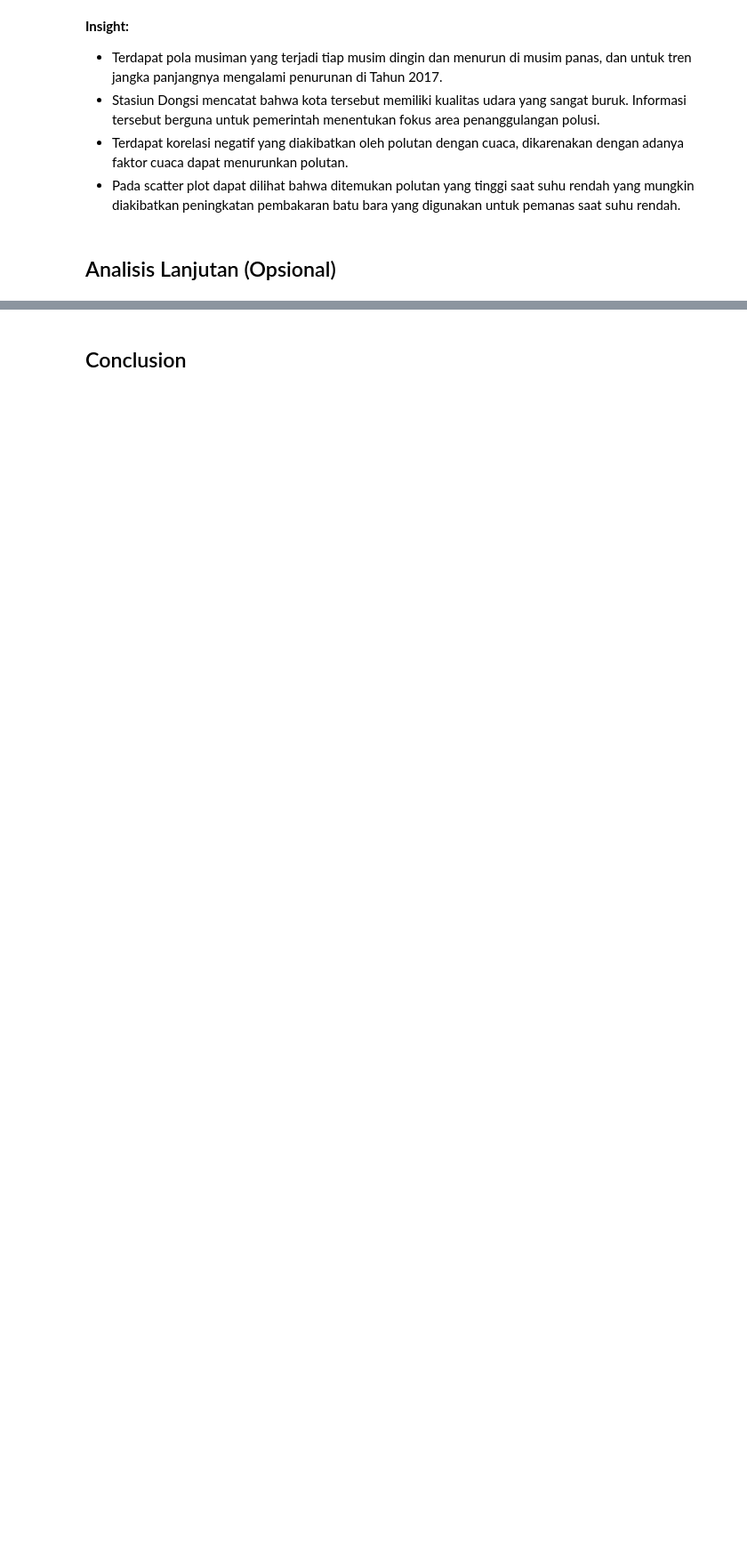
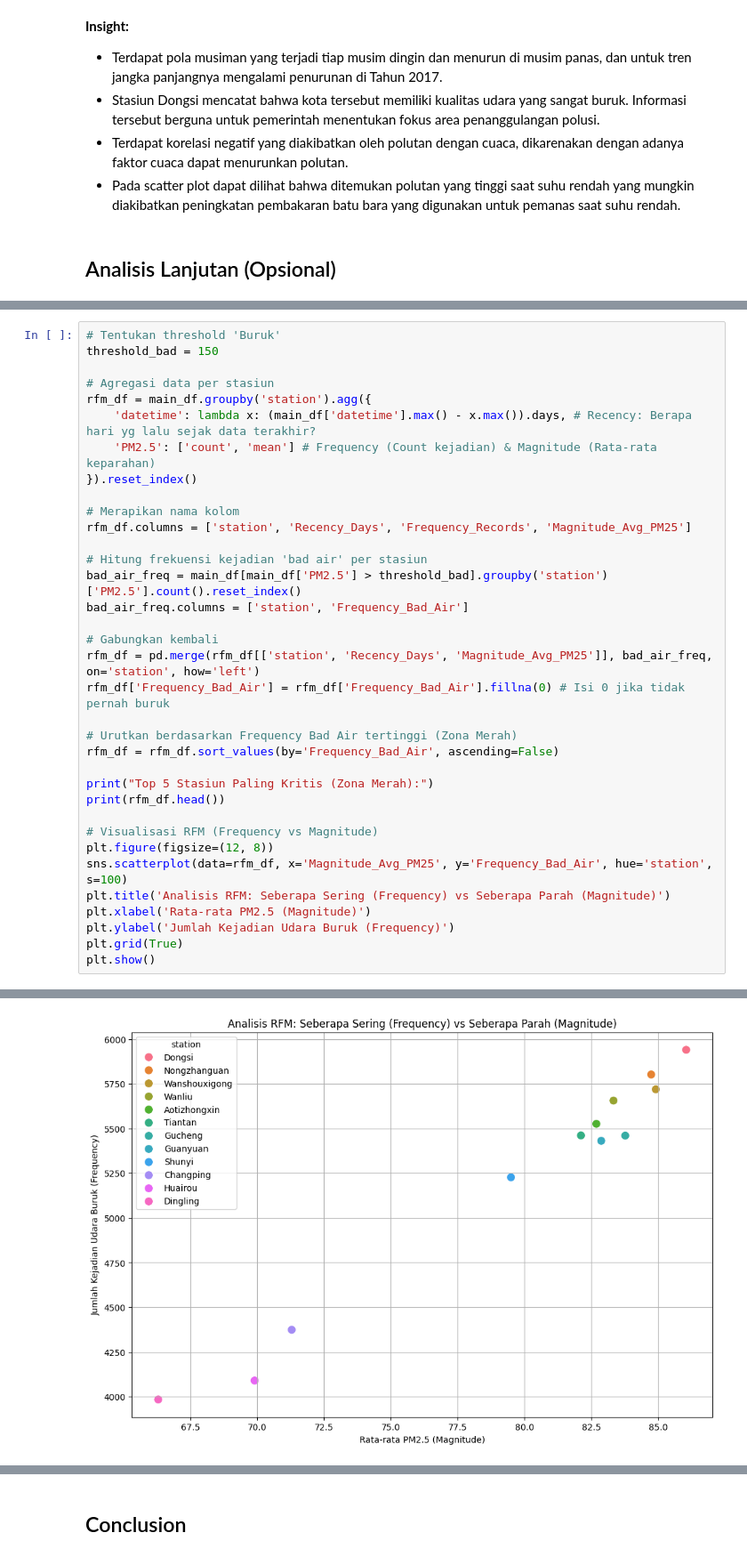
Before and after one commit to Redityaa/Proyek-Analisis-Data, a Jupyter notebook: notebook.ipynb, the cells around one changed output, grey strips where cells are left out. Shown at 89% size. Drawn from its saved outputs; the diff is of its cells as text; blank space fills up the shorter version.

```diff
--- a/notebook.ipynb
+++ b/notebook.ipynb
@@ -265,0 +313,36 @@ plt.show()
+# %%
+# Tentukan threshold 'Buruk'
+threshold_bad = 150
+
+# Agregasi data per stasiun
+rfm_df = main_df.groupby('station').agg({
+    'datetime': lambda x: (main_df['datetime'].max() - x.max()).days, # Recency: Berapa hari yg lalu sejak data terakhir?
+    'PM2.5': ['count', 'mean'] # Frequency (Count kejadian) & Magnitude (Rata-rata keparahan)
+}).reset_index()
+
+# Merapikan nama kolom
+rfm_df.columns = ['station', 'Recency_Days', 'Frequency_Records', 'Magnitude_Avg_PM25']
+
+# Hitung frekuensi kejadian 'bad air' per stasiun
+bad_air_freq = main_df[main_df['PM2.5'] > threshold_bad].groupby('station')['PM2.5'].count().reset_index()
+bad_air_freq.columns = ['station', 'Frequency_Bad_Air']
+
+# Gabungkan kembali
+rfm_df = pd.merge(rfm_df[['station', 'Recency_Days', 'Magnitude_Avg_PM25']], bad_air_freq, on='station', how='left')
+rfm_df['Frequency_Bad_Air'] = rfm_df['Frequency_Bad_Air'].fillna(0) # Isi 0 jika tidak pernah buruk
+
+# Urutkan berdasarkan Frequency Bad Air tertinggi (Zona Merah)
+rfm_df = rfm_df.sort_values(by='Frequency_Bad_Air', ascending=False)
+
+print("Top 5 Stasiun Paling Kritis (Zona Merah):")
+print(rfm_df.head())
+
+# Visualisasi RFM (Frequency vs Magnitude)
+plt.figure(figsize=(12, 8))
+sns.scatterplot(data=rfm_df, x='Magnitude_Avg_PM25', y='Frequency_Bad_Air', hue='station', s=100)
+plt.title('Analisis RFM: Seberapa Sering (Frequency) vs Seberapa Parah (Magnitude)')
+plt.xlabel('Rata-rata PM2.5 (Magnitude)')
+plt.ylabel('Jumlah Kejadian Udara Buruk (Frequency)')
+plt.grid(True)
+plt.show()
+# %% [output]
@@ -266 +356,2 @@ plt.show()
+[figure, added]
 # %%
```
Also changed, not shown: parts of 8 cells of this notebook, 2 other files.
